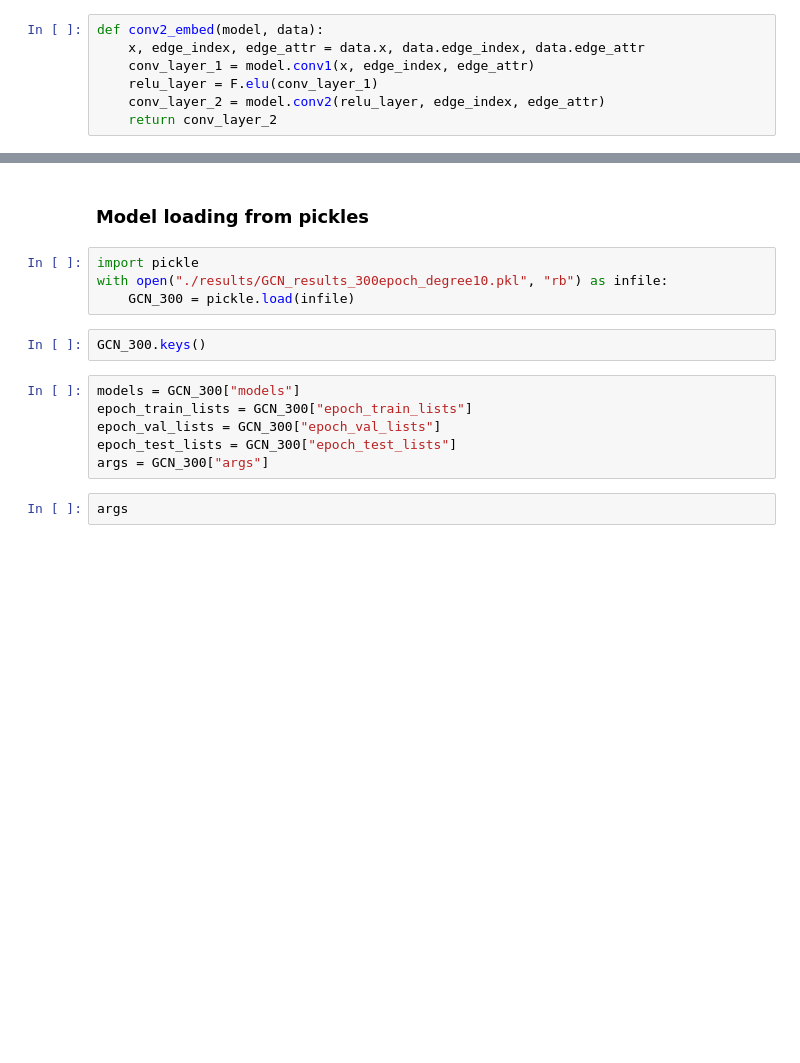
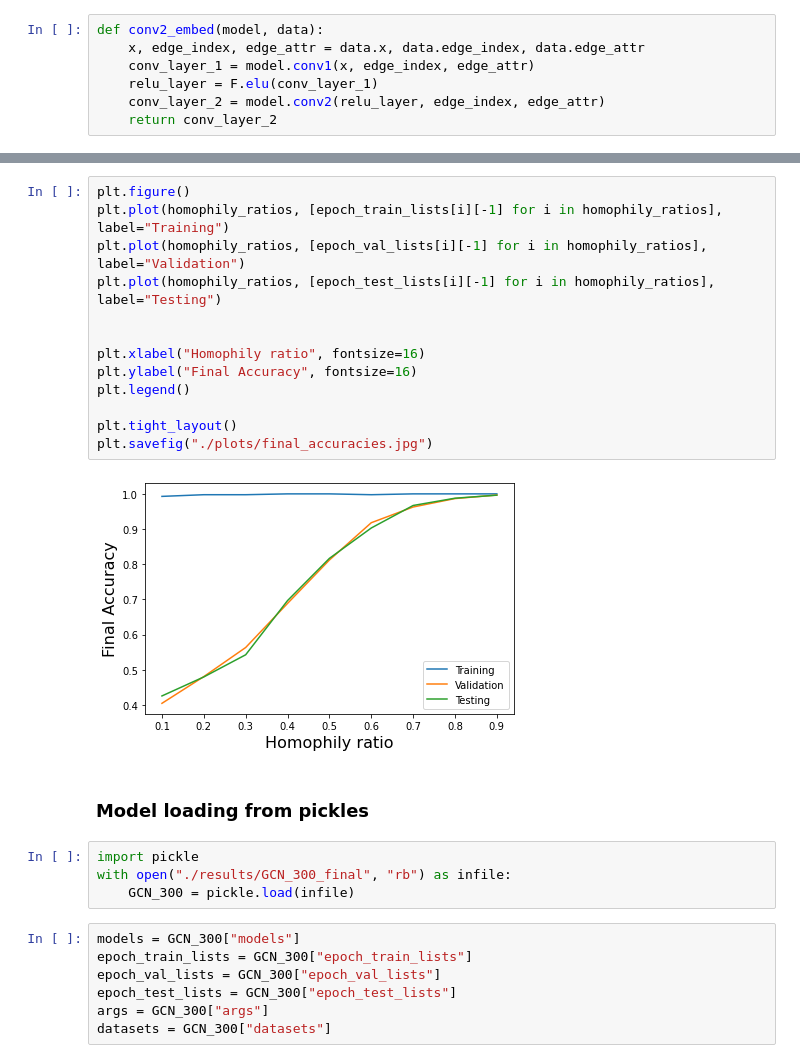
Before and after one commit to sannat17/CSC413-Project, a Jupyter notebook: experiment.ipynb, the cells around one changed output, grey strips where cells are left out. Saved outputs shown, nothing was run; the diff lists cells and outputs as text; blank space fills up the shorter version.

```diff
--- a/experiment.ipynb
+++ b/experiment.ipynb
@@ -335,16 +396,28 @@ Ratio: 0.9       Avg in class similarity: 0.1868969668794733
+# %%
+plt.figure()
+plt.plot(homophily_ratios, [epoch_train_lists[i][-1] for i in homophily_ratios], label="Training")
+plt.plot(homophily_ratios, [epoch_val_lists[i][-1] for i in homophily_ratios], label="Validation")
+plt.plot(homophily_ratios, [epoch_test_lists[i][-1] for i in homophily_ratios], label="Testing")
+
+
+plt.xlabel("Homophily ratio", fontsize=16)
+plt.ylabel("Final Accuracy", fontsize=16)
+plt.legend()
+
+plt.tight_layout()
+plt.savefig("./plots/final_accuracies.jpg")
+# %% [output]
+[figure, added]
 # %% [markdown]
 ### Model loading from pickles
 # %%
 import pickle
-with open("./results/GCN_results_300epoch_degree10.pkl", "rb") as infile:
+with open("./results/GCN_300_final", "rb") as infile:
     GCN_300 = pickle.load(infile)
-# %%
-GCN_300.keys()
 # %%
 models = GCN_300["models"]
 epoch_train_lists = GCN_300["epoch_train_lists"]
 epoch_val_lists = GCN_300["epoch_val_lists"]
 epoch_test_lists = GCN_300["epoch_test_lists"]
 args = GCN_300["args"]
+datasets = GCN_300["datasets"]
-# %%
-args
```
Also changed, not shown: parts of 3 cells of this notebook, 4 other files.
